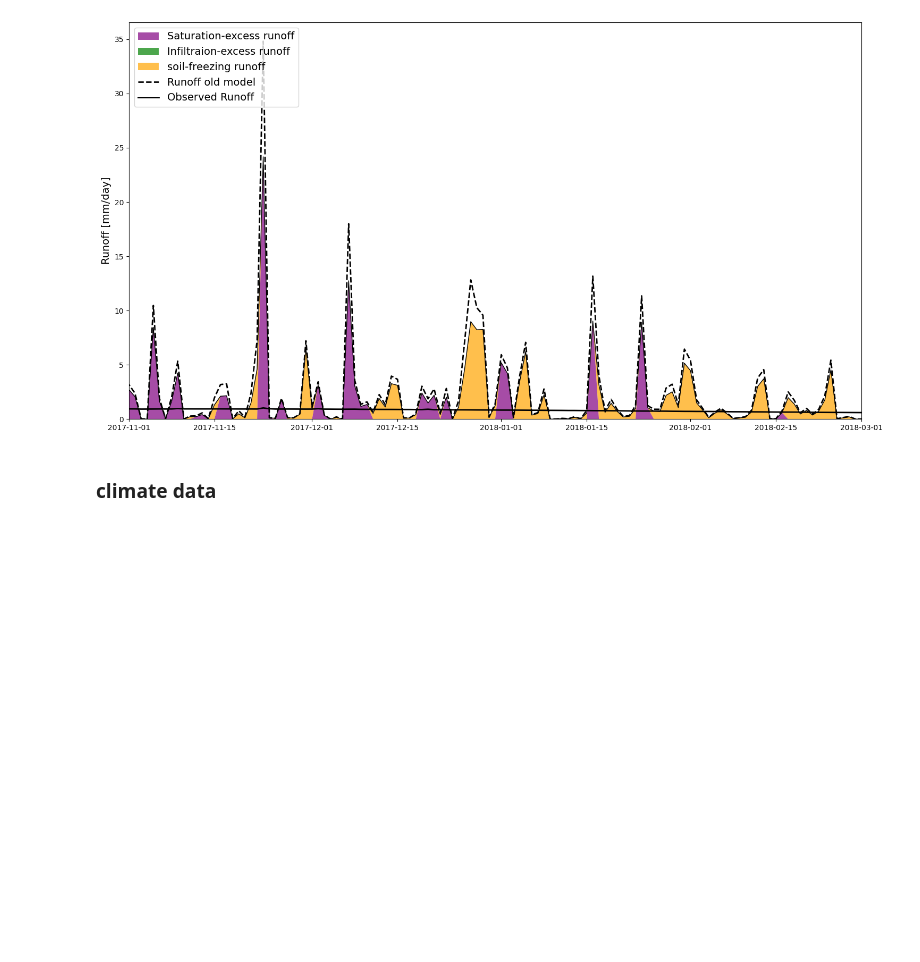
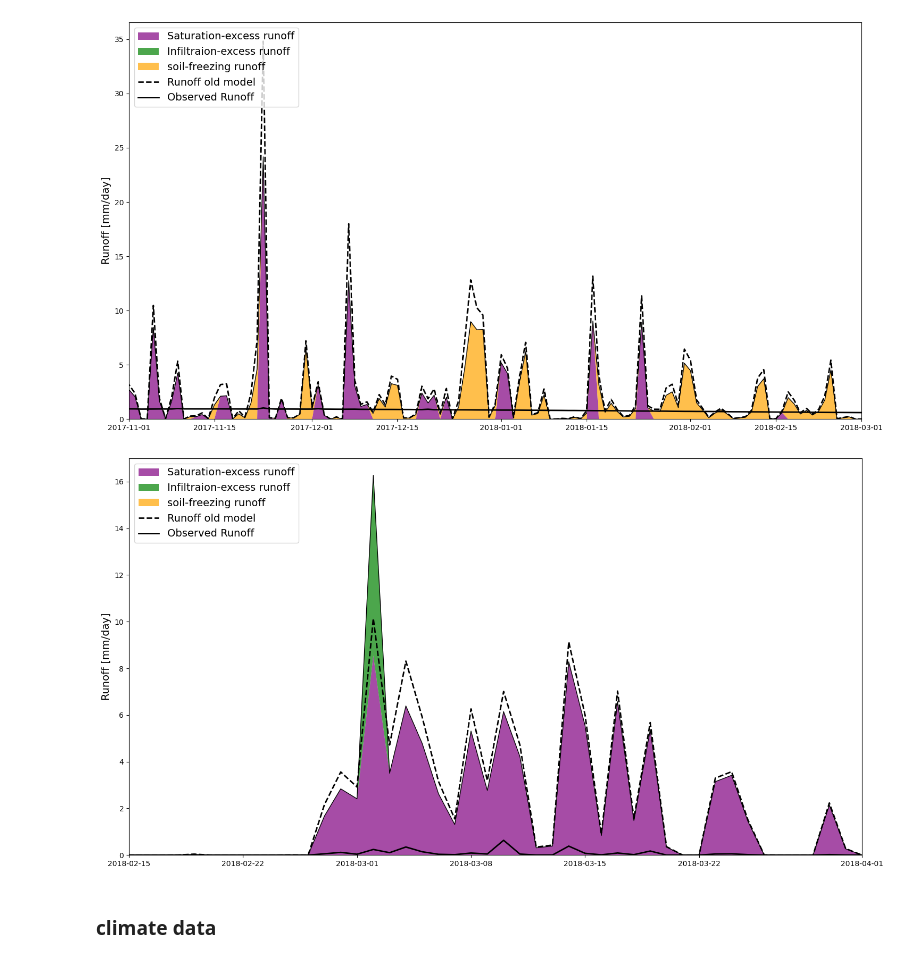
Before and after one commit to emorl/Earth-System-Modelling, a Jupyter notebook: surface_runoff_swbm_colab.ipynb, the cells around one changed output. Cells and saved outputs as stored; diff of their text form; code cells hidden in the pictures; blank space fills up the shorter version.

Commit message:
ganz viel plotting

```diff
--- a/surface_runoff_swbm_colab.ipynb
+++ b/surface_runoff_swbm_colab.ipynb
@@ -699,6 +699,59 @@ plt.savefig("plots/Sweden_closeup.png", dpi=300, bbox_inches="tight")
 plt.show()
 # %% [output]
 [figure]
+# %%
+# Spain
+from swbm_mini_ice import prepro, predict_ts, model_correlation
+from swbm_mini import predict_ts as predict_old
+
+def filter_2014_2018(df):
+    df_copy = df.copy()  # avoid changing original df
+    df_copy['time'] = pd.to_datetime(df_copy['time'])
+    return df_copy[(df_copy['time'].dt.year >= 2014) & (df_copy['time'].dt.year <= 2018)]
+
+data_prepro = filter_2014_2018(data_prepro_ES).reset_index(drop=True)
+
+moisture, runoff, et_flux, runoff_s, runoff_h, runoff_ice = predict_ts(data_prepro, config_ES)
+
+moisture_old, runoff_old, et_flux_old, = predict_old(data_prepro, config_ES)
+
+
+# Create a wider figure
+plt.figure(figsize=(15, 8))
+# Gestapelte Flächen (Prozesse)
+plt.stackplot(
+    data_prepro['time'],
+    runoff_s,
+    runoff_h,
+    runoff_ice,
+    labels=["Saturation-excess runoff", "Infiltraion-excess runoff", "soil-freezing runoff"],
+    colors=["purple", "green", "orange"],  # custom colors
+    alpha=0.7
+)
+
+plt.ylim(0, 17)   # <-- set your min and max here
+
+# Gesamtrunoff als Linie oben drüber
+plt.plot(
+    data_prepro['time'],
+    runoff,
+    color="black",
+    linewidth=1
+)
+
+plt.plot(data_prepro['time'], runoff_old, color='black', linestyle="--", linewidth=2, label = "Runoff old model")
+plt.plot(data_prepro['time'], data_prepro['ro'], color='black', linewidth=2, label = "Observed Runoff")
+plt.xlim(pd.Timestamp('2018-02-15'), pd.Timestamp('2018-04-01'))
+
+plt.ylabel('Runoff [mm/day]', fontsize = 14)
+plt.legend(loc="upper left", frameon=True, fontsize = 14)
+
+# Layout cleanup
+plt.tight_layout()
+plt.savefig("plots/Spain_closeup.png", dpi=300)
+plt.show()
+# %% [output]
+[figure, added]
 # %% [markdown]
 ### climate data
 # %%
```
Also changed, not shown: parts of 5 cells of this notebook, 6 other files.
